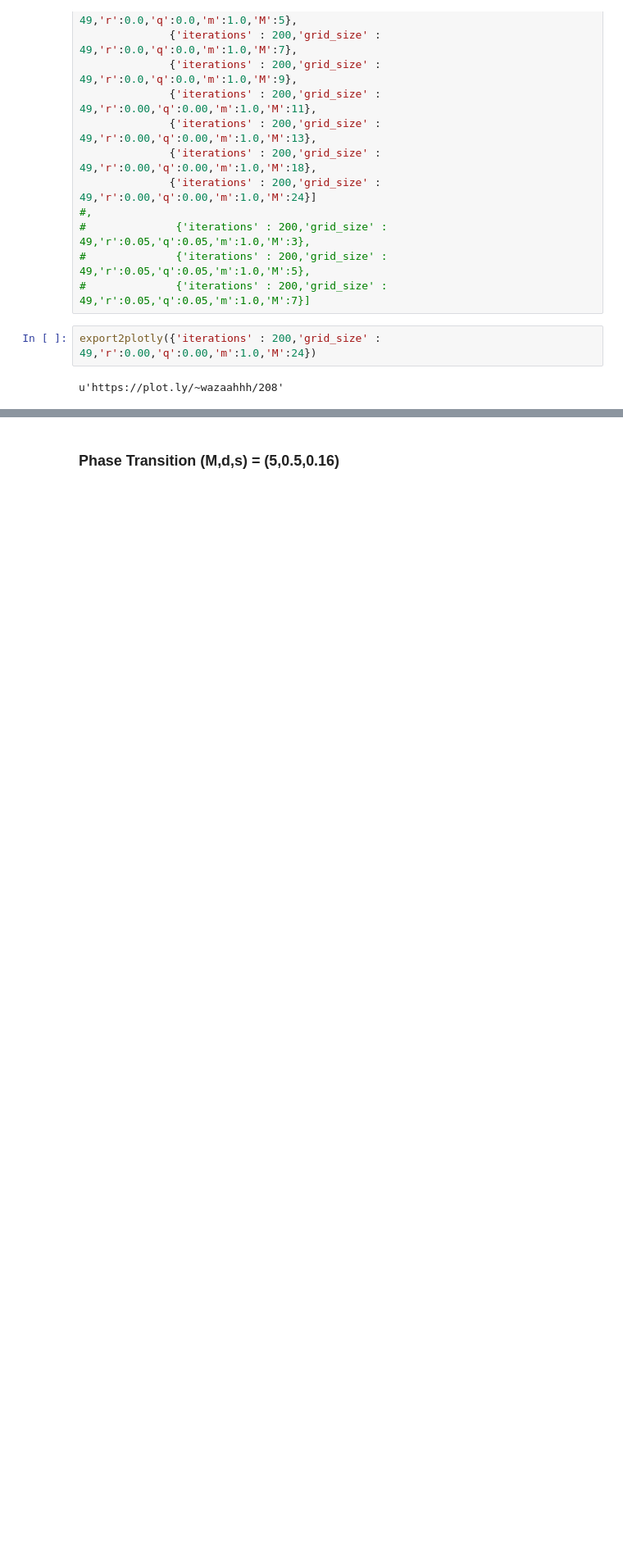
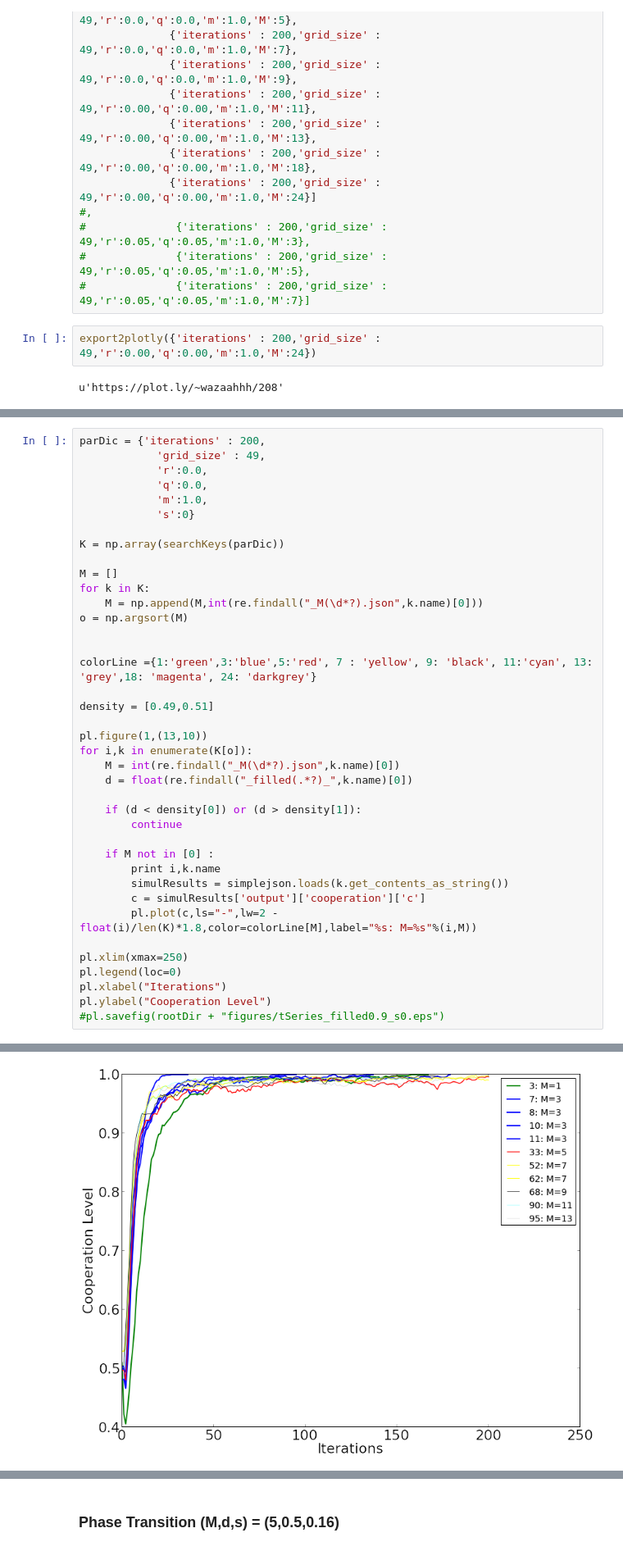
Before and after one commit to wazaahhh/property_game, a Jupyter notebook: PropertyGame.ipynb, the cells around one changed output, grey strips where cells are left out. Shown at 82% size. Drawn from its saved outputs; the diff is of its cells as text; blank space fills up the shorter version.

```diff
--- a/PropertyGame.ipynb
+++ b/PropertyGame.ipynb
@@ -222,0 +95,40 @@ NameError: name 'resultDic' is not defined
+# %%
+parDic = {'iterations' : 200,
+            'grid_size' : 49,
+            'r':0.0,
+            'q':0.0,
+            'm':1.0,
+            's':0}
+
+K = np.array(searchKeys(parDic))
+
+M = []
+for k in K:
+    M = np.append(M,int(re.findall("_M(\d*?).json",k.name)[0]))
+o = np.argsort(M)
+
+
+colorLine ={1:'green',3:'blue',5:'red', 7 : 'yellow', 9: 'black', 11:'cyan', 13: 'grey',18: 'magenta', 24: 'darkgrey'}
+
+density = [0.49,0.51]
+
+pl.figure(1,(13,10))
+for i,k in enumerate(K[o]):
+    M = int(re.findall("_M(\d*?).json",k.name)[0])
+    d = float(re.findall("_filled(.*?)_",k.name)[0])
+
+    if (d < density[0]) or (d > density[1]):
+        continue
+
+    if M not in [0] :
+        print i,k.name
+        simulResults = simplejson.loads(k.get_contents_as_string())
+        c = simulResults['output']['cooperation']['c']
+        pl.plot(c,ls="-",lw=2 - float(i)/len(K)*1.8,color=colorLine[M],label="%s: M=%s"%(i,M))
+
+pl.xlim(xmax=250)
+pl.legend(loc=0)
+pl.xlabel("Iterations")
+pl.ylabel("Cooperation Level")
+#pl.savefig(rootDir + "figures/tSeries_filled0.9_s0.eps")
+# %% [output]
@@ -222,0 +147 @@ NameError: name 'resultDic' is not defined
+[figure, added]
```
Also changed, not shown: parts of 27 cells of this notebook, 3 other files.
